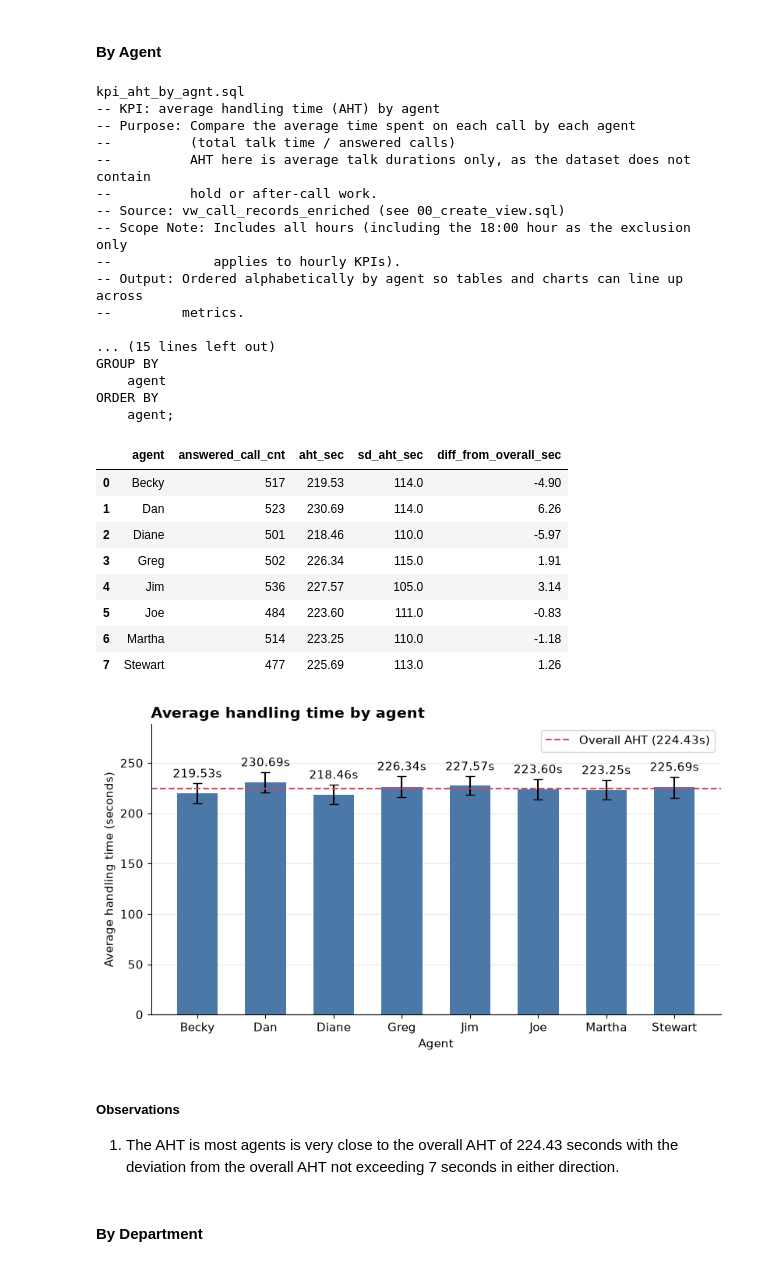
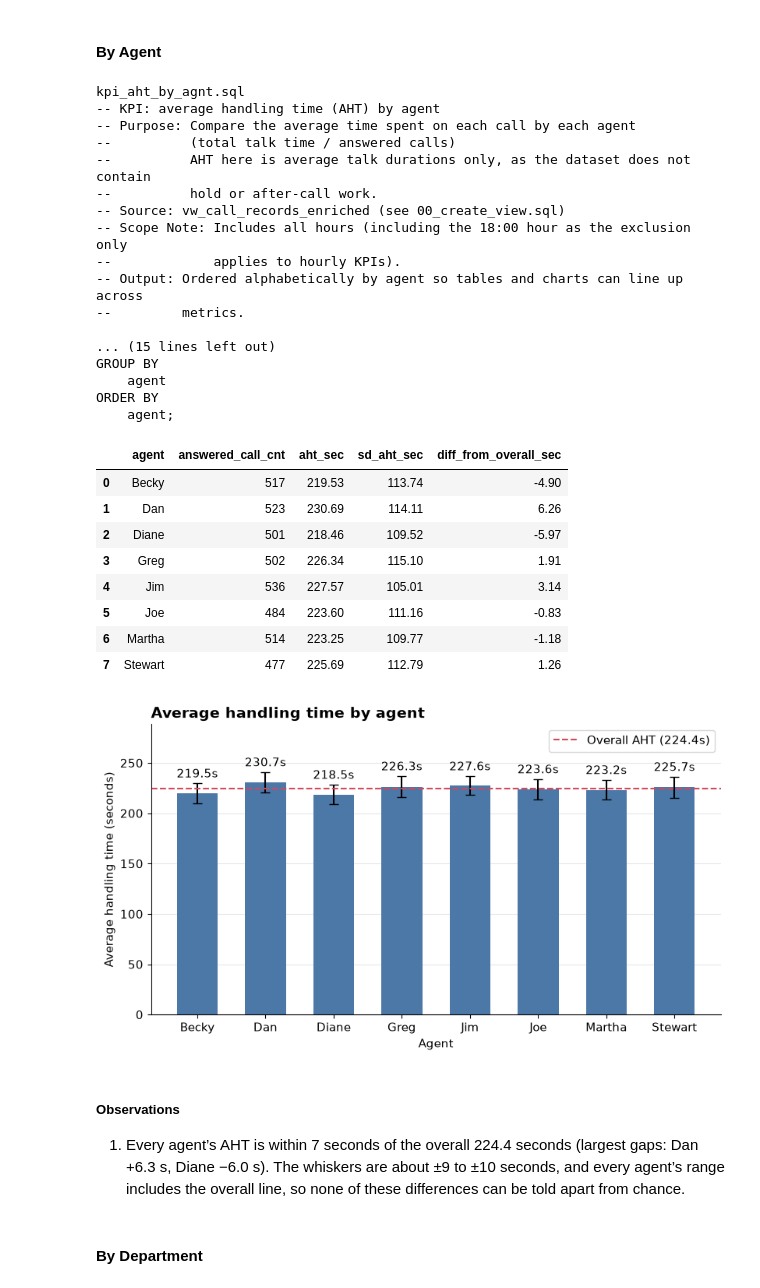
Before and after one commit to Ashish-Krishna-K/call-center-staffing-analytics, a Jupyter notebook: notebooks/03_kpi_analysis.ipynb, the cells around one changed output. Cells and saved outputs as stored; diff of their text form; code cells hidden in the pictures.

Commit message:
Fixes multiple items -
1. Rounding precision fix in assert statements
2. Adds assert statements after calculatin se
3. Improves the observations
4. Changes the decimal precision in the charts

```diff
--- a/notebooks/03_kpi_analysis.ipynb
+++ b/notebooks/03_kpi_analysis.ipynb
@@ -670,6 +670,7 @@ overall_mean = (df["aht_sec"] * df["answered_call_cnt"]).sum() / df[
     "answered_call_cnt"
 ].sum()
 se = df["sd_aht_sec"] / df["answered_call_cnt"] ** 0.5
+assert not se.isna().any()
 print(filename)
 print(sql_query)
 display(df.assign(diff_from_overall_sec=(df["aht_sec"] - overall_mean).round(2)))
@@ -692,49 +693,49 @@ GROUP BY
 ORDER BY
     agent;
 |  | agent | answered_call_cnt | aht_sec | sd_aht_sec | diff_from_overall_sec |
-| 0 | Becky | 517 | 219.53 | 114.0 | -4.90 |
-| 1 | Dan | 523 | 230.69 | 114.0 | 6.26 |
-| 2 | Diane | 501 | 218.46 | 110.0 | -5.97 |
-| 3 | Greg | 502 | 226.34 | 115.0 | 1.91 |
-| 4 | Jim | 536 | 227.57 | 105.0 | 3.14 |
-| 5 | Joe | 484 | 223.60 | 111.0 | -0.83 |
-| 6 | Martha | 514 | 223.25 | 110.0 | -1.18 |
-| 7 | Stewart | 477 | 225.69 | 113.0 | 1.26 |
+| 0 | Becky | 517 | 219.53 | 113.74 | -4.90 |
+| 1 | Dan | 523 | 230.69 | 114.11 | 6.26 |
+| 2 | Diane | 501 | 218.46 | 109.52 | -5.97 |
+| 3 | Greg | 502 | 226.34 | 115.10 | 1.91 |
+| 4 | Jim | 536 | 227.57 | 105.01 | 3.14 |
+| 5 | Joe | 484 | 223.60 | 111.16 | -0.83 |
+| 6 | Martha | 514 | 223.25 | 109.77 | -1.18 |
+| 7 | Stewart | 477 | 225.69 | 112.79 | 1.26 |
 # %%
 fig, ax = plt.subplots(figsize=(8, 4.5), layout="constrained")
 bars = ax.bar(
     x=df["agent"],
     height=df["aht_sec"],
     color=BAR_COLOR_BLUE,
     width=0.6,
     yerr=2*se,
     capsize=4
 )
-labels = [f"{v:.2f}s" for v in df["aht_sec"]]
+labels = [f"{v:.1f}s" for v in df["aht_sec"]]
 ax.bar_label(bars, labels=labels, padding=3)
 ax.axhline(
     overall_mean,
     color=REF_LINE_RED,
     linestyle="--",
     linewidth=1.5,
-    label=f"Overall AHT ({overall_mean:.2f}s)",
+    label=f"Overall AHT ({overall_mean:.1f}s)",
 )
 ax.set_ylim(0, df["aht_sec"].max() * 1.25)
 ax.set_title("Average handling time by agent")
 ax.set_xlabel("Agent")
 ax.set_ylabel("Average handling time (seconds)")
 ax.legend()
 ax.grid(axis="y", alpha=0.3)
 
 chart_name = filename.replace(".sql", ".png", 1).replace("kpi_", "")
 fig.savefig(charts_dir / chart_name, dpi=200, bbox_inches="tight")
 plt.show()
 # %% [output]
-[figure, old version]
+[figure, new version]
 # %% [markdown]
 ##### Observations
 
-1. The AHT is most agents is very close to the overall AHT of 224.43 seconds with the deviation from the overall AHT not exceeding 7 seconds in either direction.
+1. Every agent’s AHT is within 7 seconds of the overall 224.4 seconds (largest gaps: Dan +6.3 s, Diane −6.0 s). The whiskers are about ±9 to ±10 seconds, and every agent’s range includes the overall line, so none of these differences can be told apart from chance.
 # %% [markdown]
 #### By Department
 # %%
```
Also changed, not shown: parts of 4 cells of this notebook, 2 other files.
